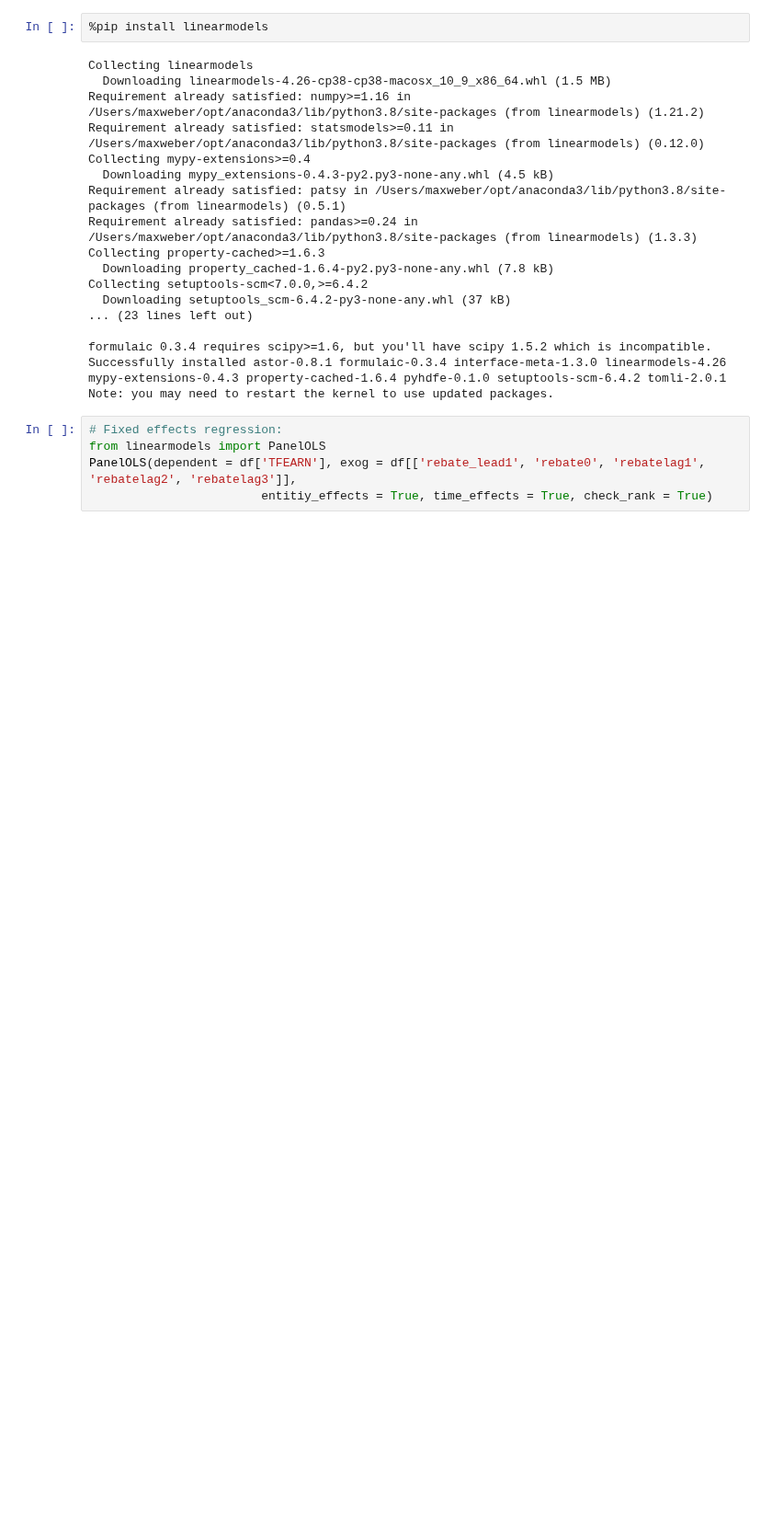
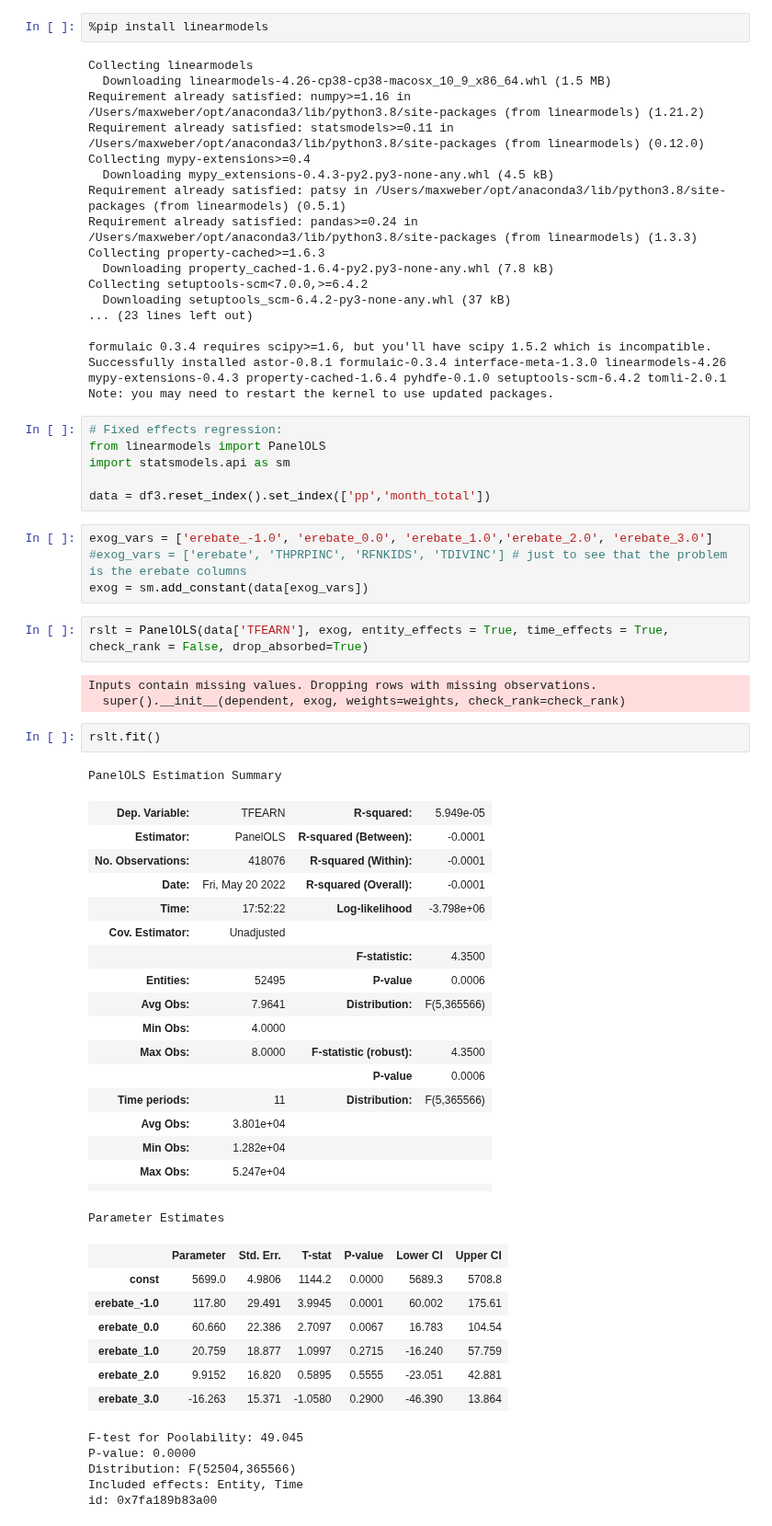
Before and after one commit to MaxDerWeber/MasterThesis, a Jupyter notebook: Data.ipynb, the cells around one changed output. Shown at 92% size. Cells and saved outputs as stored; diff of their text form; blank space fills up the shorter version.

```diff
--- a/Data.ipynb
+++ b/Data.ipynb
@@ -432,8 +495,52 @@ Collecting setuptools-scm<7.0.0,>=6.4.2
 formulaic 0.3.4 requires scipy>=1.6, but you'll have scipy 1.5.2 which is incompatible.
 Successfully installed astor-0.8.1 formulaic-0.3.4 interface-meta-1.3.0 linearmodels-4.26 mypy-extensions-0.4.3 property-cached-1.6.4 pyhdfe-0.1.0 setuptools-scm-6.4.2 tomli-2.0.1
 Note: you may need to restart the kernel to use updated packages.
-# %%
-# Fixed effects regression:
-from linearmodels import PanelOLS
-PanelOLS(dependent = df['TFEARN'], exog = df[['rebate_lead1', 'rebate0', 'rebatelag1', 'rebatelag2', 'rebatelag3']],
-                        entitiy_effects = True, time_effects = True, check_rank = True)
+# %%
+# Fixed effects regression:
+from linearmodels import PanelOLS
+import statsmodels.api as sm
+
+data = df3.reset_index().set_index(['pp','month_total'])
+# %%
+exog_vars = ['erebate_-1.0', 'erebate_0.0', 'erebate_1.0','erebate_2.0', 'erebate_3.0']
+#exog_vars = ['erebate', 'THPRPINC', 'RFNKIDS', 'TDIVINC'] # just to see that the problem is the erebate columns
+exog = sm.add_constant(data[exog_vars])
+# %%
+rslt = PanelOLS(data['TFEARN'], exog, entity_effects = True, time_effects = True, check_rank = False, drop_absorbed=True)
+# %% [output]
+Inputs contain missing values. Dropping rows with missing observations.
+  super().__init__(dependent, exog, weights=weights, check_rank=check_rank)
+# %%
+rslt.fit()
+# %% [output]
+PanelOLS Estimation Summary
+| Dep. Variable: | TFEARN | R-squared: | 5.949e-05 |
+| Estimator: | PanelOLS | R-squared (Between): | -0.0001 |
+| No. Observations: | 418076 | R-squared (Within): | -0.0001 |
+| Date: | Fri, May 20 2022 | R-squared (Overall): | -0.0001 |
+| Time: | 17:52:22 | Log-likelihood | -3.798e+06 |
+| Cov. Estimator: | Unadjusted |  |  |
+|  |  | F-statistic: | 4.3500 |
+| Entities: | 52495 | P-value | 0.0006 |
+| Avg Obs: | 7.9641 | Distribution: | F(5,365566) |
+| Min Obs: | 4.0000 |  |  |
+| Max Obs: | 8.0000 | F-statistic (robust): | 4.3500 |
+|  |  | P-value | 0.0006 |
+| Time periods: | 11 | Distribution: | F(5,365566) |
+| Avg Obs: | 3.801e+04 |  |  |
+| Min Obs: | 1.282e+04 |  |  |
+| Max Obs: | 5.247e+04 |  |  |
+|  |  |  |  |
+Parameter Estimates
+|  | Parameter | Std. Err. | T-stat | P-value | Lower CI | Upper CI |
+| const | 5699.0 | 4.9806 | 1144.2 | 0.0000 | 5689.3 | 5708.8 |
+| erebate_-1.0 | 117.80 | 29.491 | 3.9945 | 0.0001 | 60.002 | 175.61 |
+| erebate_0.0 | 60.660 | 22.386 | 2.7097 | 0.0067 | 16.783 | 104.54 |
+| erebate_1.0 | 20.759 | 18.877 | 1.0997 | 0.2715 | -16.240 | 57.759 |
+| erebate_2.0 | 9.9152 | 16.820 | 0.5895 | 0.5555 | -23.051 | 42.881 |
+| erebate_3.0 | -16.263 | 15.371 | -1.0580 | 0.2900 | -46.390 | 13.864 |
+F-test for Poolability: 49.045
+P-value: 0.0000
+Distribution: F(52504,365566)
+Included effects: Entity, Time
+id: 0x7fa189b83a00
```
Also changed, not shown: parts of 6 cells of this notebook.
